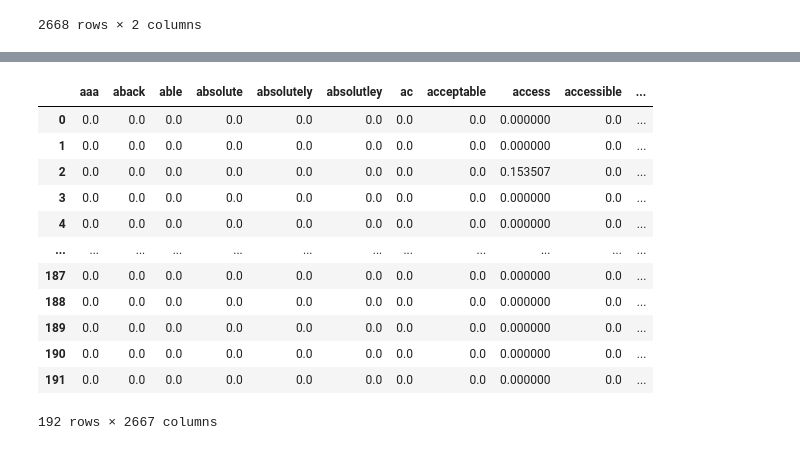
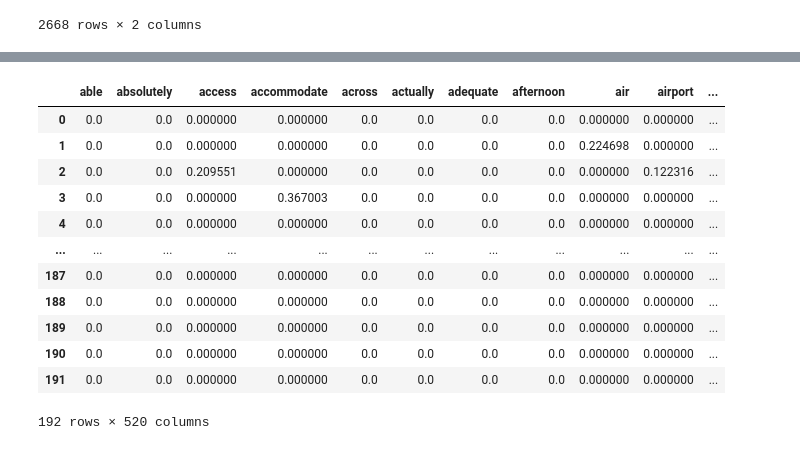
Before and after one commit to vvenkatesh-ML/Projects, a Jupyter notebook: IoT Analytics/Assignment 2/Assignment_2_VishaalVenkatesh.ipynb, the cells around one changed output, grey strips where cells are left out. Drawn from its saved outputs; the diff is of its cells as text; code cells hidden in the pictures.

```diff
--- a/IoT Analytics/Assignment 2/Assignment_2_VishaalVenkatesh.ipynb
+++ b/IoT Analytics/Assignment 2/Assignment_2_VishaalVenkatesh.ipynb
@@ -98,6 +104,16 @@ def lemmatizer(lem_text):
 
 new_df['body_clean_lem'] = new_df['body_clean'].apply(lambda x: lemmatizer(x)) #Lemmatization Performed
 
+#Sentiment Labels
+analyser = SentimentIntensityAnalyzer()
+def sentiment_scores(sentence):
+    score = analyser.polarity_scores(sentence)
+    return score
+
+new_df['sentiment_score'] = new_df['text'].apply(lambda x: sentiment_scores(x)) #Sentiment score provided
+new_df['compound_score'] = new_df['sentiment_score'].apply(lambda score_dict: score_dict['compound']) #Extract the compound score
+new_df['label'] = new_df['compound_score'].apply(lambda c: 'GOOD' if c >=0 else 'BAD') #Label 'GOOD' if compoud score is greater that 0 and 'BAD' otherwise
+new_df['label_code'] = new_df['label'].apply(lambda x: '1' if x == 'GOOD' else '0') #Convert labels to binary (Good - 1, Bad - 0)
 
 new_df
 # %% [output]
@@ -159,21 +175,20 @@ tf_mat
 # %%
 # Creates the TF-IDF matrix
-tfidf_vect = TfidfVectorizer(analyzer=lemmatizer) #analyzer hyperparameter directly runs the fuction created
-X_tfidf = tfidf_vect.fit_transform(new_df['body_clean_lem'])
-X_tfidf_df = pd.DataFrame(X_tfidf.toarray()) #changes sparse matrix into an array
+tfidf_vect = TfidfVectorizer(max_features = 2000, min_df = 5, max_df = 0.7, analyzer = lemmatizer) #analyzer hyperparameter directly runs the fuction created
+X_tfidf = tfidf_vect.fit_transform(new_df['body_clean_lem']).toarray()
 X_tfidf_df.columns = tfidf_vect.get_feature_names()
 X_tfidf_df
 # %% [output]
-|  | aaa | aback | able | absolute | absolutely | absolutley | ac | acceptable | access | accessible | ... |
-| 0 | 0.0 | 0.0 | 0.0 | 0.0 | 0.0 | 0.0 | 0.0 | 0.0 | 0.000000 | 0.0 | ... |
-| 1 | 0.0 | 0.0 | 0.0 | 0.0 | 0.0 | 0.0 | 0.0 | 0.0 | 0.000000 | 0.0 | ... |
-| 2 | 0.0 | 0.0 | 0.0 | 0.0 | 0.0 | 0.0 | 0.0 | 0.0 | 0.153507 | 0.0 | ... |
-| 3 | 0.0 | 0.0 | 0.0 | 0.0 | 0.0 | 0.0 | 0.0 | 0.0 | 0.000000 | 0.0 | ... |
-| 4 | 0.0 | 0.0 | 0.0 | 0.0 | 0.0 | 0.0 | 0.0 | 0.0 | 0.000000 | 0.0 | ... |
+|  | able | absolutely | access | accommodate | across | actually | adequate | afternoon | air | airport | ... |
+| 0 | 0.0 | 0.0 | 0.000000 | 0.000000 | 0.0 | 0.0 | 0.0 | 0.0 | 0.000000 | 0.000000 | ... |
+| 1 | 0.0 | 0.0 | 0.000000 | 0.000000 | 0.0 | 0.0 | 0.0 | 0.0 | 0.224698 | 0.000000 | ... |
+| 2 | 0.0 | 0.0 | 0.209551 | 0.000000 | 0.0 | 0.0 | 0.0 | 0.0 | 0.000000 | 0.122316 | ... |
+| 3 | 0.0 | 0.0 | 0.000000 | 0.367003 | 0.0 | 0.0 | 0.0 | 0.0 | 0.000000 | 0.000000 | ... |
+| 4 | 0.0 | 0.0 | 0.000000 | 0.000000 | 0.0 | 0.0 | 0.0 | 0.0 | 0.000000 | 0.000000 | ... |
 | ... | ... | ... | ... | ... | ... | ... | ... | ... | ... | ... | ... |
-| 187 | 0.0 | 0.0 | 0.0 | 0.0 | 0.0 | 0.0 | 0.0 | 0.0 | 0.000000 | 0.0 | ... |
-| 188 | 0.0 | 0.0 | 0.0 | 0.0 | 0.0 | 0.0 | 0.0 | 0.0 | 0.000000 | 0.0 | ... |
-| 189 | 0.0 | 0.0 | 0.0 | 0.0 | 0.0 | 0.0 | 0.0 | 0.0 | 0.000000 | 0.0 | ... |
-| 190 | 0.0 | 0.0 | 0.0 | 0.0 | 0.0 | 0.0 | 0.0 | 0.0 | 0.000000 | 0.0 | ... |
-| 191 | 0.0 | 0.0 | 0.0 | 0.0 | 0.0 | 0.0 | 0.0 | 0.0 | 0.000000 | 0.0 | ... |
+| 187 | 0.0 | 0.0 | 0.000000 | 0.000000 | 0.0 | 0.0 | 0.0 | 0.0 | 0.000000 | 0.000000 | ... |
+| 188 | 0.0 | 0.0 | 0.000000 | 0.000000 | 0.0 | 0.0 | 0.0 | 0.0 | 0.000000 | 0.000000 | ... |
+| 189 | 0.0 | 0.0 | 0.000000 | 0.000000 | 0.0 | 0.0 | 0.0 | 0.0 | 0.000000 | 0.000000 | ... |
+| 190 | 0.0 | 0.0 | 0.000000 | 0.000000 | 0.0 | 0.0 | 0.0 | 0.0 | 0.000000 | 0.000000 | ... |
+| 191 | 0.0 | 0.0 | 0.000000 | 0.000000 | 0.0 | 0.0 | 0.0 | 0.0 | 0.000000 | 0.000000 | ... |
-192 rows × 2667 columns
+192 rows × 520 columns
```
Also changed, not shown: parts of 14 cells of this notebook.
